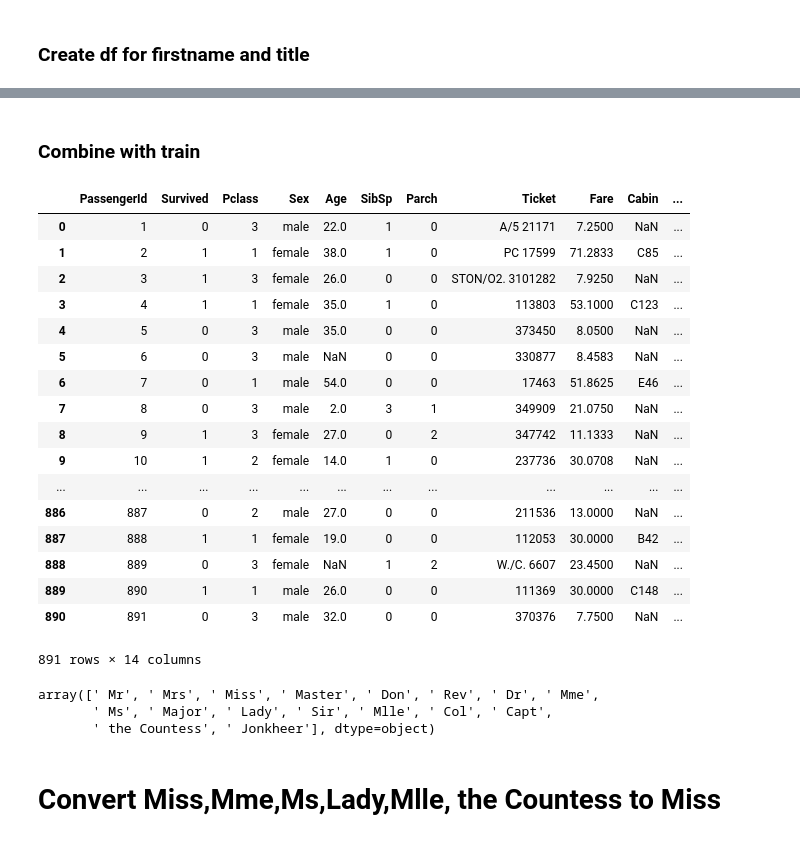
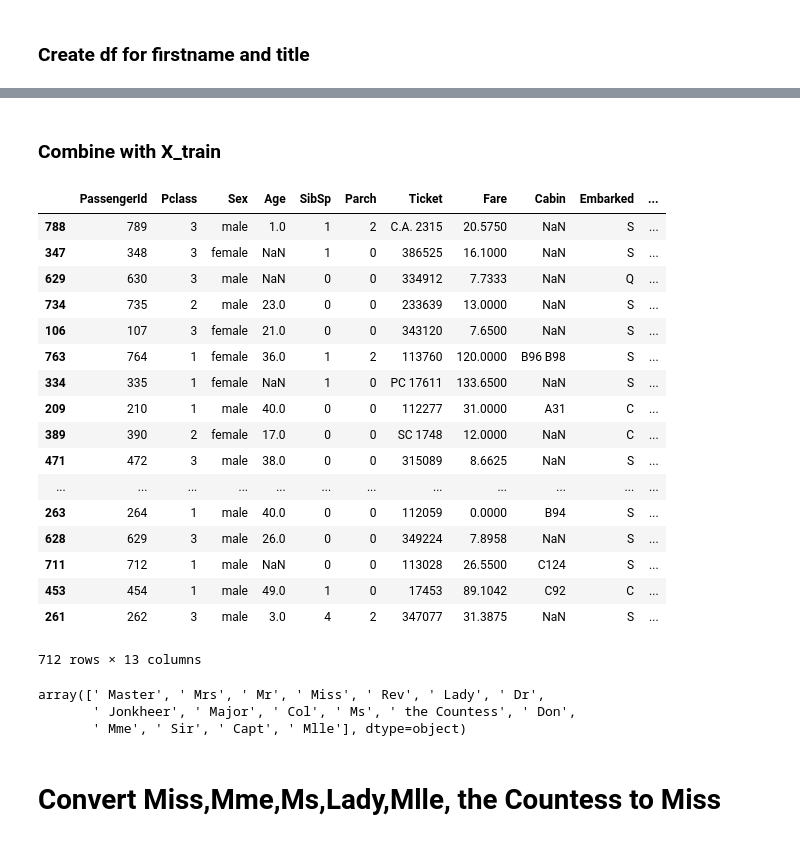
Before and after one commit to vtian72/titanic, a Jupyter notebook: titanic.ipynb, the cells around one changed output, grey strips where cells are left out. Drawn from its saved outputs; the diff is of its cells as text; code cells hidden in the pictures.

```diff
--- a/titanic.ipynb
+++ b/titanic.ipynb
@@ -18,2 +21,8 @@ train.head()
+# %%
+X_train, X_valid, y_train, y_valid = train_test_split(train.drop('Survived', axis = 1),
+                                                    train['Survived'],
+                                                    test_size=0.2,
+                                                    random_state=42,
+                                                    stratify = train['Sex'])
 # %%
 test = pd.read_csv('test.csv')
@@ -286,6 +291,6 @@ train[train['Embarked'].isnull()]
 # %% [markdown]
 Google says both of these passengers embarked in Southampton
 # %%
-train.at[(61, 829), 'Embarked'] = 'S'
-train.loc[(61, 829), :]
+X_train.at[(61, 829), 'Embarked'] = 'S'
+X_train.loc[(61, 829), :]
 # %% [output]
@@ -358,5 +363,5 @@ train
 # %%
-name_df = train['Name'].str.split(',', expand = True)
+name_df = X_train['Name'].str.split(',', expand = True)
 name_df
 # %% [output]
 |  | 0 | 1 |
@@ -451,35 +456,35 @@ title_firstname
 # %% [markdown]
-### Combine with train
+### Combine with X_train
 # %%
-train.loc[:,'Surname'] = surname_df
-train[['Title', 'Firstname']] = title_firstname
-train.drop('Name', axis = 1, inplace = True)
-train
+X_train.loc[:,'Surname'] = surname_df
+X_train[['Title', 'Firstname']] = title_firstname
+X_train.drop('Name', axis = 1, inplace = True)
+X_train
 # %% [output]
-|  | PassengerId | Survived | Pclass | Sex | Age | SibSp | Parch | Ticket | Fare | Cabin | ... |
-| 0 | 1 | 0 | 3 | male | 22.0 | 1 | 0 | A/5 21171 | 7.2500 | NaN | ... |
-| 1 | 2 | 1 | 1 | female | 38.0 | 1 | 0 | PC 17599 | 71.2833 | C85 | ... |
-| 2 | 3 | 1 | 3 | female | 26.0 | 0 | 0 | STON/O2. 3101282 | 7.9250 | NaN | ... |
-| 3 | 4 | 1 | 1 | female | 35.0 | 1 | 0 | 113803 | 53.1000 | C123 | ... |
-| 4 | 5 | 0 | 3 | male | 35.0 | 0 | 0 | 373450 | 8.0500 | NaN | ... |
-| 5 | 6 | 0 | 3 | male | NaN | 0 | 0 | 330877 | 8.4583 | NaN | ... |
-| 6 | 7 | 0 | 1 | male | 54.0 | 0 | 0 | 17463 | 51.8625 | E46 | ... |
-| 7 | 8 | 0 | 3 | male | 2.0 | 3 | 1 | 349909 | 21.0750 | NaN | ... |
-| 8 | 9 | 1 | 3 | female | 27.0 | 0 | 2 | 347742 | 11.1333 | NaN | ... |
-| 9 | 10 | 1 | 2 | female | 14.0 | 1 | 0 | 237736 | 30.0708 | NaN | ... |
+|  | PassengerId | Pclass | Sex | Age | SibSp | Parch | Ticket | Fare | Cabin | Embarked | ... |
+| 788 | 789 | 3 | male | 1.0 | 1 | 2 | C.A. 2315 | 20.5750 | NaN | S | ... |
+| 347 | 348 | 3 | female | NaN | 1 | 0 | 386525 | 16.1000 | NaN | S | ... |
+| 629 | 630 | 3 | male | NaN | 0 | 0 | 334912 | 7.7333 | NaN | Q | ... |
+| 734 | 735 | 2 | male | 23.0 | 0 | 0 | 233639 | 13.0000 | NaN | S | ... |
+| 106 | 107 | 3 | female | 21.0 | 0 | 0 | 343120 | 7.6500 | NaN | S | ... |
+| 763 | 764 | 1 | female | 36.0 | 1 | 2 | 113760 | 120.0000 | B96 B98 | S | ... |
+| 334 | 335 | 1 | female | NaN | 1 | 0 | PC 17611 | 133.6500 | NaN | S | ... |
+| 209 | 210 | 1 | male | 40.0 | 0 | 0 | 112277 | 31.0000 | A31 | C | ... |
+| 389 | 390 | 2 | female | 17.0 | 0 | 0 | SC 1748 | 12.0000 | NaN | C | ... |
+| 471 | 472 | 3 | male | 38.0 | 0 | 0 | 315089 | 8.6625 | NaN | S | ... |
 | ... | ... | ... | ... | ... | ... | ... | ... | ... | ... | ... | ... |
-| 886 | 887 | 0 | 2 | male | 27.0 | 0 | 0 | 211536 | 13.0000 | NaN | ... |
-| 887 | 888 | 1 | 1 | female | 19.0 | 0 | 0 | 112053 | 30.0000 | B42 | ... |
-| 888 | 889 | 0 | 3 | female | NaN | 1 | 2 | W./C. 6607 | 23.4500 | NaN | ... |
-| 889 | 890 | 1 | 1 | male | 26.0 | 0 | 0 | 111369 | 30.0000 | C148 | ... |
-| 890 | 891 | 0 | 3 | male | 32.0 | 0 | 0 | 370376 | 7.7500 | NaN | ... |
+| 263 | 264 | 1 | male | 40.0 | 0 | 0 | 112059 | 0.0000 | B94 | S | ... |
+| 628 | 629 | 3 | male | 26.0 | 0 | 0 | 349224 | 7.8958 | NaN | S | ... |
+| 711 | 712 | 1 | male | NaN | 0 | 0 | 113028 | 26.5500 | C124 | S | ... |
+| 453 | 454 | 1 | male | 49.0 | 1 | 0 | 17453 | 89.1042 | C92 | C | ... |
+| 261 | 262 | 3 | male | 3.0 | 4 | 2 | 347077 | 31.3875 | NaN | S | ... |
-891 rows × 14 columns
+712 rows × 13 columns
 # %%
-train.Title.unique()
+X_train.Title.unique()
 # %% [output]
-array([' Mr', ' Mrs', ' Miss', ' Master', ' Don', ' Rev', ' Dr', ' Mme',
-       ' Ms', ' Major', ' Lady', ' Sir', ' Mlle', ' Col', ' Capt',
-       ' the Countess', ' Jonkheer'], dtype=object)
+array([' Master', ' Mrs', ' Mr', ' Miss', ' Rev', ' Lady', ' Dr',
+       ' Jonkheer', ' Major', ' Col', ' Ms', ' the Countess', ' Don',
+       ' Mme', ' Sir', ' Capt', ' Mlle'], dtype=object)
 # %% [markdown]
 # Convert Miss,Mme,Ms,Lady,Mlle, the Countess to Miss
 # %%
```
Also changed, not shown: parts of 62 cells of this notebook.
